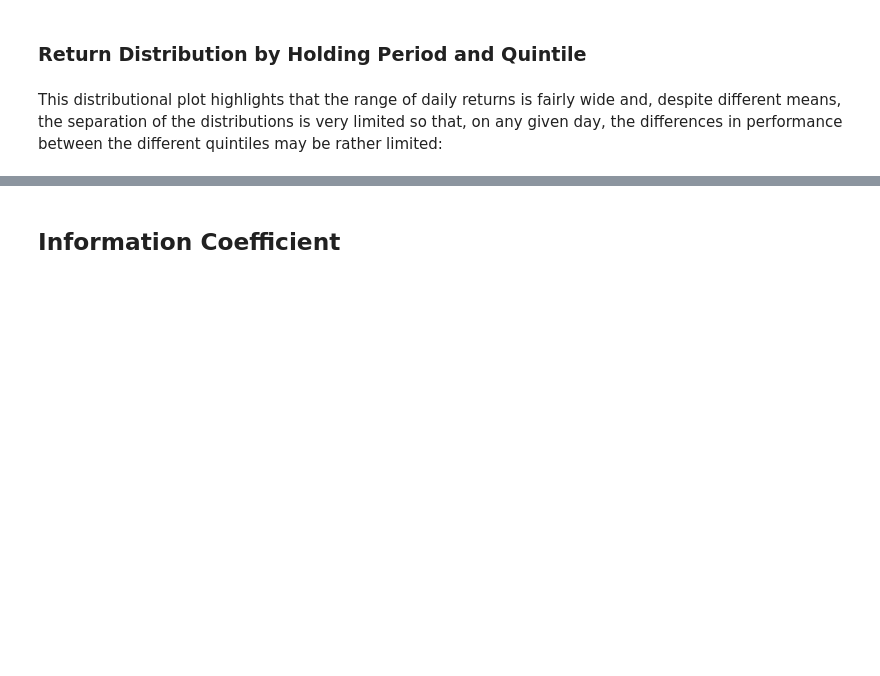
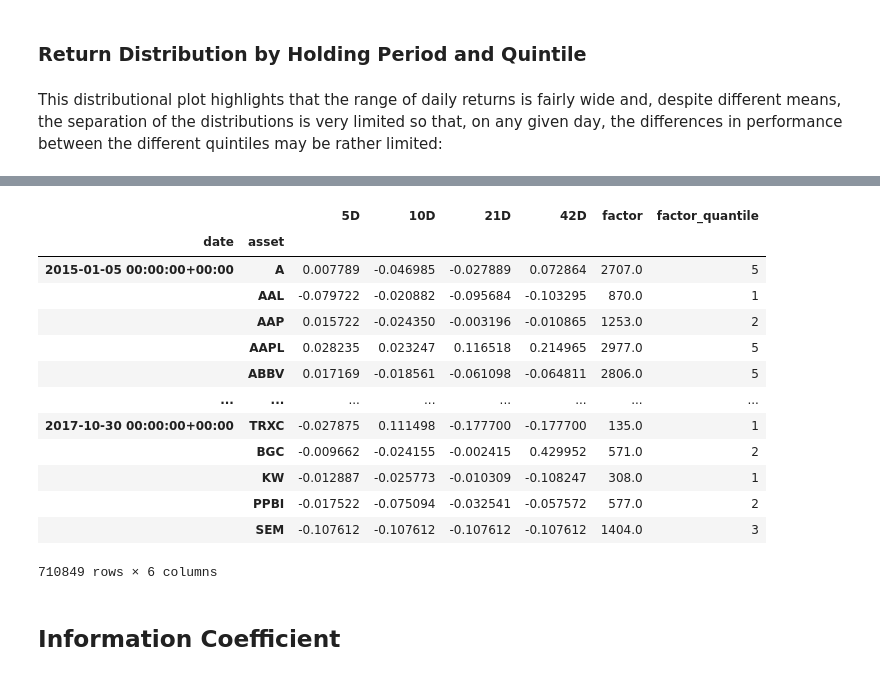
Before and after one commit to dsman1823/machine-learning-for-trading, a Jupyter notebook: 04_alpha_factor_research/06_performance_eval_alphalens.ipynb, the cells around one changed output, grey strips where cells are left out. Cells and saved outputs as stored; diff of their text form; code cells hidden in the pictures; blank space fills up the shorter version.

```diff
--- a/04_alpha_factor_research/06_performance_eval_alphalens.ipynb
+++ b/04_alpha_factor_research/06_performance_eval_alphalens.ipynb
@@ -194,3 +296,20 @@ sns.despine();
+# %%
+alphalens_data
+# %% [output]
+|  |  | 5D | 10D | 21D | 42D | factor | factor_quantile |
+| date | asset |  |  |  |  |  |  |
+| 2015-01-05 00:00:00+00:00 | A | 0.007789 | -0.046985 | -0.027889 | 0.072864 | 2707.0 | 5 |
+|  | AAL | -0.079722 | -0.020882 | -0.095684 | -0.103295 | 870.0 | 1 |
+|  | AAP | 0.015722 | -0.024350 | -0.003196 | -0.010865 | 1253.0 | 2 |
+|  | AAPL | 0.028235 | 0.023247 | 0.116518 | 0.214965 | 2977.0 | 5 |
+|  | ABBV | 0.017169 | -0.018561 | -0.061098 | -0.064811 | 2806.0 | 5 |
+| ... | ... | ... | ... | ... | ... | ... | ... |
+| 2017-10-30 00:00:00+00:00 | TRXC | -0.027875 | 0.111498 | -0.177700 | -0.177700 | 135.0 | 1 |
+|  | BGC | -0.009662 | -0.024155 | -0.002415 | 0.429952 | 571.0 | 2 |
+|  | KW | -0.012887 | -0.025773 | -0.010309 | -0.108247 | 308.0 | 1 |
+|  | PPBI | -0.017522 | -0.075094 | -0.032541 | -0.057572 | 577.0 | 2 |
+|  | SEM | -0.107612 | -0.107612 | -0.107612 | -0.107612 | 1404.0 | 3 |
+710849 rows × 6 columns
 # %% [markdown]
 ## Information Coefficient
 # %% [markdown]
```
Also changed, not shown: parts of 20 cells of this notebook, 10 other files.
